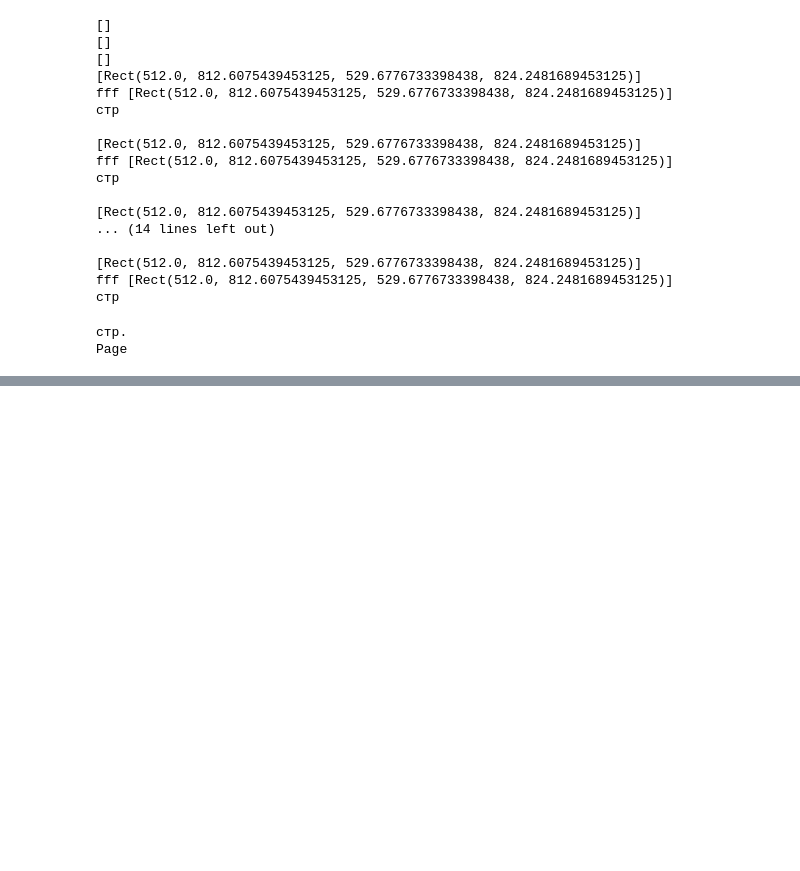
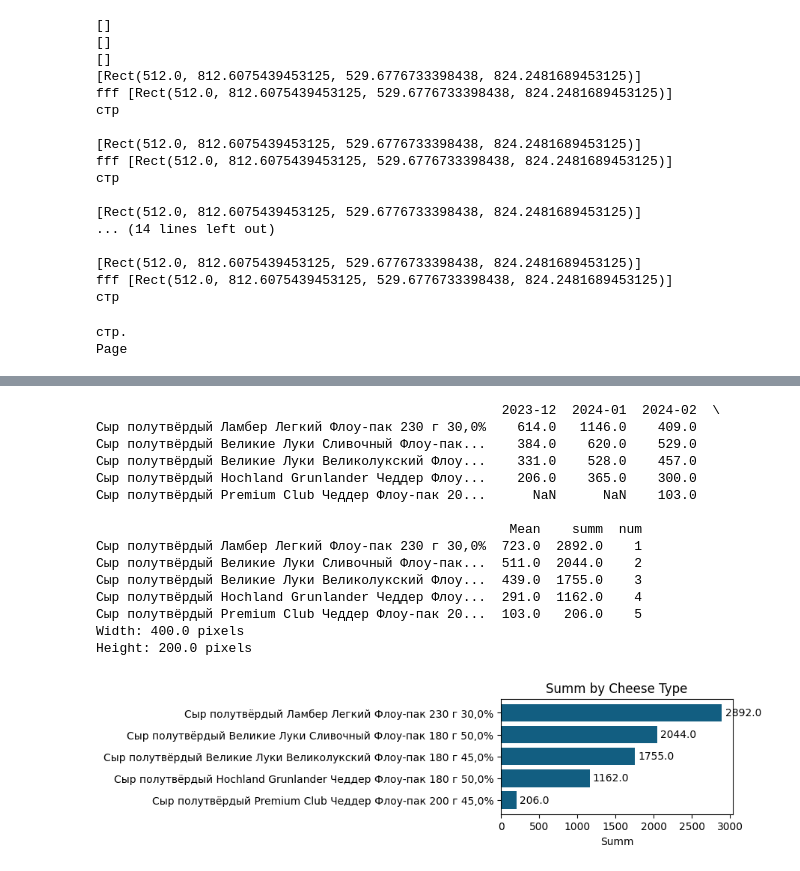
Before and after one commit to budennovsk/Pandas, a Jupyter notebook: reportlab.ipynb, the cells around one changed output, grey strips where cells are left out. Saved outputs shown, nothing was run; the diff lists cells and outputs as text; code cells hidden in the pictures; blank space fills up the shorter version.

```diff
--- a/reportlab.ipynb
+++ b/reportlab.ipynb
@@ -3794,0 +3864,76 @@ pdf_document.close()
+# %%
+import pandas as pd
+import matplotlib.pyplot as plt
+
+# Данные для DataFrame
+data = {
+    '2023-12': [614.0, 384.0, 331.0, 206.0, None],
+    '2024-01': [1146.0, 620.0, 528.0, 365.0, None],
+    '2024-02': [409.0, 529.0, 457.0, 300.0, 103.0],
+    'Mean': [723.0, 511.0, 439.0, 291.0, 103.0]
+}
+
+# Индекс для DataFrame
+index = [
+    'Сыр полутвёрдый Ламбер Легкий Флоу-пак 230 г 30,0%',
+    'Сыр полутвёрдый Великие Луки Сливочный Флоу-пак 180 г 50,0%',
+    'Сыр полутвёрдый Великие Луки Великолукский Флоу-пак 180 г 45,0%',
+    'Сыр полутвёрдый Hochland Grunlander Чеддер Флоу-пак 180 г 50,0%',
+    'Сыр полутвёрдый Premium Club Чеддер Флоу-пак 200 г 45,0%'
+]
+
+# Создание DataFrame
+df = pd.DataFrame(data, index=index)
+
+# Добавление колонки 'summ' с суммой по каждому индексу
+df['summ'] = df.sum(axis=1)
+df['num']= range(1,len(df)+1)
+# Создание нового DataFrame только с индексами и колонкой 'summ'
+df_summ = df[['summ']]
+
+# Вывод DataFrame
+
+
+# Построение гистограммы "пирамидки"
+fig, ax = plt.subplots(figsize=(4,2))
+bars = ax.barh(df_summ.index, df_summ['summ'], color='#125E81')
+ax.invert_yaxis()  # Инвертируем ось y для отображения сверху вниз
+ax.set_xlabel('Summ')
+ax.set_title('Summ by Cheese Type')
+
+# Добавление значений 'summ' над каждым названием
+for i, bar in enumerate(bars):
+    width = bar.get_width()
+    ax.annotate(f'{width}',
+                xy=(width, bar.get_y() + bar.get_height() / 2),
+                xytext=(3, 0),  # 3 points horizontal offset
+                textcoords="offset points",
+                ha='left', va='center')
+# Получение размеров графика в пикселях
+dpi = fig.get_dpi()
+width_inches, height_inches = fig.get_size_inches()
+width_pixels = width_inches * dpi
+height_pixels = height_inches * dpi
+
+print(f"Width: {width_pixels} pixels")
+print(f"Height: {height_pixels} pixels")
+
+# Отображение гистограммы
+plt.show()
+# %% [output]
+                                                    2023-12  2024-01  2024-02  \
+Сыр полутвёрдый Ламбер Легкий Флоу-пак 230 г 30,0%    614.0   1146.0    409.0
+Сыр полутвёрдый Великие Луки Сливочный Флоу-пак...    384.0    620.0    529.0
+Сыр полутвёрдый Великие Луки Великолукский Флоу...    331.0    528.0    457.0
+Сыр полутвёрдый Hochland Grunlander Чеддер Флоу...    206.0    365.0    300.0
+Сыр полутвёрдый Premium Club Чеддер Флоу-пак 20...      NaN      NaN    103.0
+
+                                                     Mean    summ  num
+Сыр полутвёрдый Ламбер Легкий Флоу-пак 230 г 30,0%  723.0  2892.0    1
+Сыр полутвёрдый Великие Луки Сливочный Флоу-пак...  511.0  2044.0    2
+Сыр полутвёрдый Великие Луки Великолукский Флоу...  439.0  1755.0    3
+Сыр полутвёрдый Hochland Grunlander Чеддер Флоу...  291.0  1162.0    4
+Сыр полутвёрдый Premium Club Чеддер Флоу-пак 20...  103.0   206.0    5
+Width: 400.0 pixels
+Height: 200.0 pixels
+[figure, added]
```
Also changed, not shown: parts of 32 cells of this notebook.
